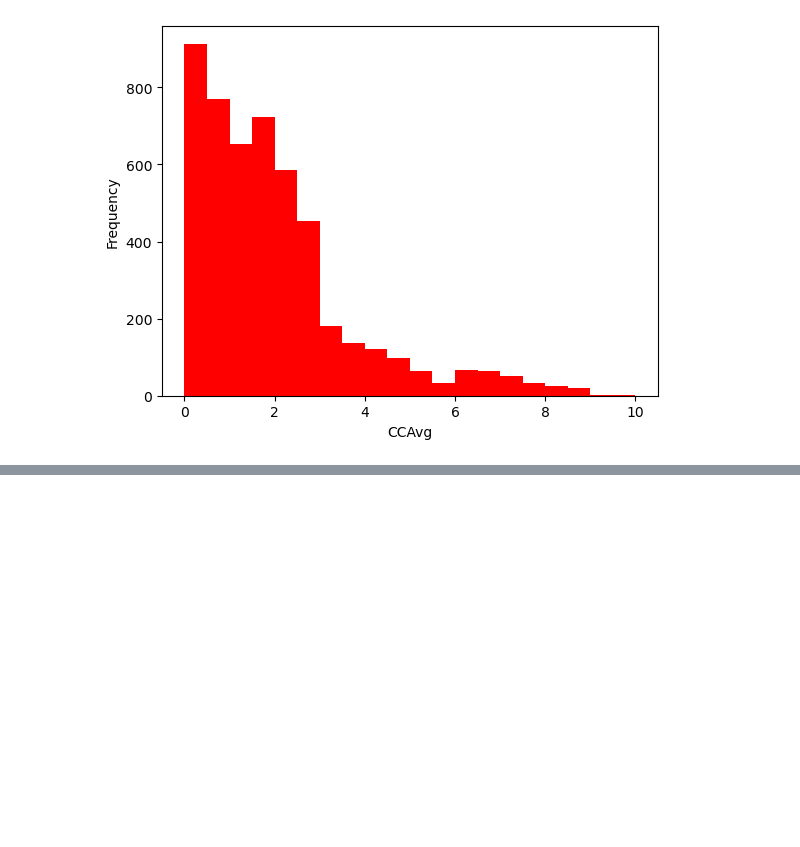
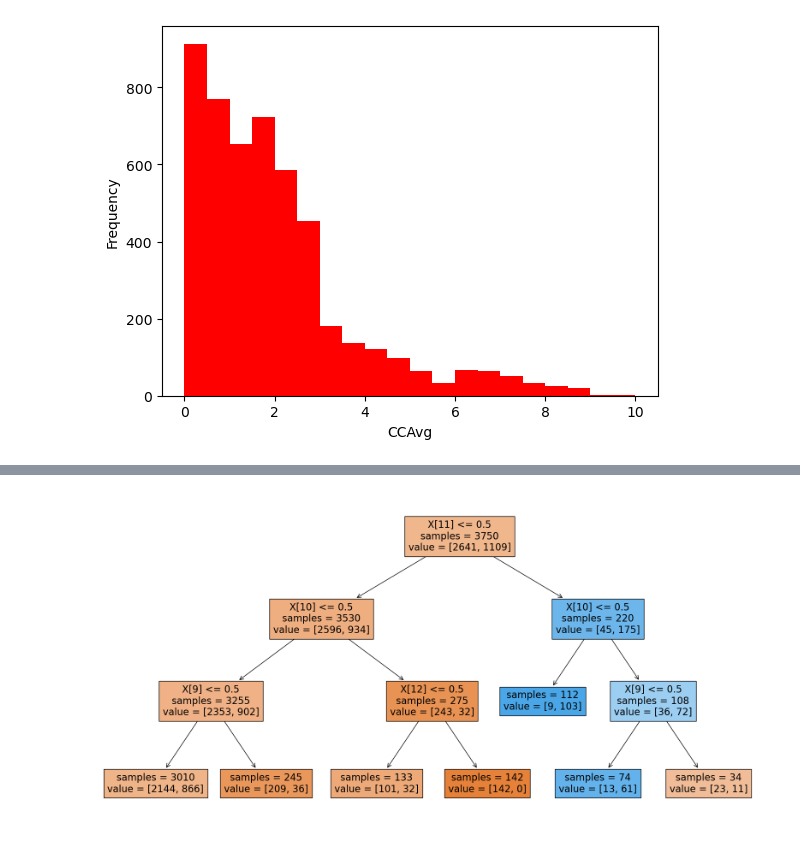
Before and after one commit to daminorris/Loan-Prediction-Model, a Jupyter notebook: Loan Prediction Model .ipynb, the cells around one changed output, grey strips where cells are left out. Saved outputs shown, nothing was run; the diff lists cells and outputs as text; code cells hidden in the pictures; blank space fills up the shorter version.

```diff
--- a/Loan Prediction Model .ipynb
+++ b/Loan Prediction Model .ipynb
@@ -138,3 +145,16 @@ plt.ylabel('Frequency')
 # %% [output]
 Text(0, 0.5, 'Frequency')
 [figure]
+# %%
+from sklearn.model_selection import train_test_split
+
+# Split data into training and test
+X_train, X_test, y_train, y_test = train_test_split(loan_x,
+                                                    loan_y,
+                                                    random_state=42)
+# %%
+from sklearn.tree import DecisionTreeClassifier
+
+dt = DecisionTreeClassifier(random_state=0, criterion='entropy')
+dt.fit(X_train, y_train)
+dt.score(X_test, y_test), dt.score(X_train, y_train)
@@ -140,0 +170,20 @@ Text(0, 0.5, 'Frequency')
+# %%
+# A Basic Tree
+from sklearn.tree import DecisionTreeClassifier
+
+dt_3 = DecisionTreeClassifier(random_state=0, max_depth=3, criterion='entropy')
+dt_3.fit(X_train, y_train)
+dt_3.score(X_test, y_test), dt_3.score(X_train, y_train)
+# %%
+# GridSearch with Cross-Validation
+
+from sklearn.model_selection import GridSearchCV
+
+optimal_tree = DecisionTreeClassifier(random_state = 0)
+
+dt_params = {'max_depth':  range(1,10)         ,
+             'min_samples_split':   range(2,11),
+             'max_leaf_nodes':    range(2,11)   }
+
+grid_tree = GridSearchCV(optimal_tree, dt_params)
+grid_tree.fit(X_train, y_train)
@@ -140,0 +228,11 @@ Text(0, 0.5, 'Frequency')
+# %%
+# Plot the decision tree
+from sklearn import tree
+fig = plt.figure(figsize=(20,10))
+
+tree.plot_tree(grid_tree.best_estimator_,
+
+               filled = True, impurity = False)
+plt.show()
+# %% [output]
+[figure, added]
```
Also changed, not shown: parts of 7 cells of this notebook.
